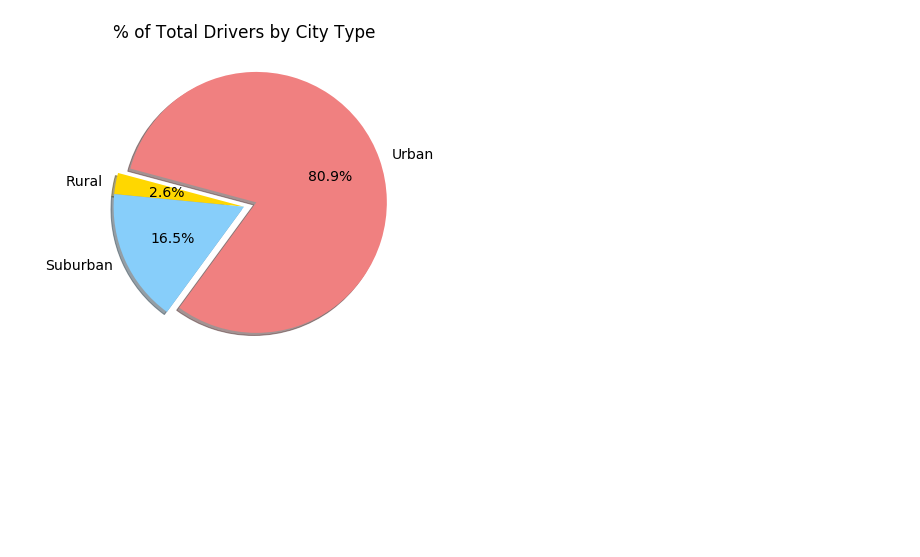
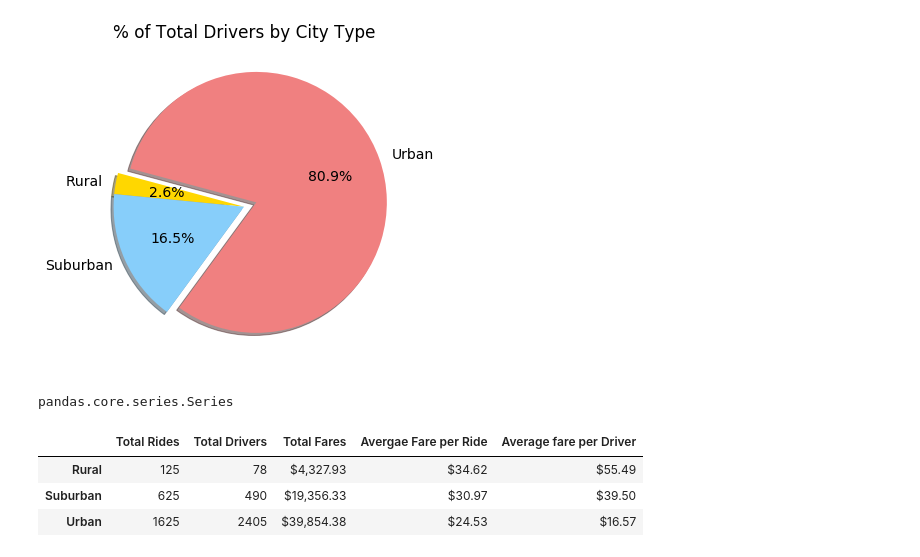
Before and after one commit to CocoLB/05-Pyber_Analysis, a Jupyter notebook: PyBer.ipynb, the cells around one changed output. Cells and saved outputs as stored; diff of their text form; code cells hidden in the pictures; blank space fills up the shorter version.

Commit message:
Adding Summary - Challenge Part 1

```diff
--- a/PyBer.ipynb
+++ b/PyBer.ipynb
@@ -956,3 +956,32 @@ plt.savefig("Analysis/Fig6.png")
 plt.show()
 # %% [output]
 [figure]
+# %%
+# CHALLENGE
+# get each series that will make the summary
+total_rides = pyber_data_df.groupby("type").count()["ride_id"]
+total_drivers = city_data_df.groupby("type").sum()["driver_count"]
+total_fares = pyber_data_df.groupby("type").sum()["fare"]
+average_fare_per_ride = pyber_data_df.groupby("type").mean()["fare"]
+average_fare_per_driver = total_fares/total_drivers
+type(average_fare_per_driver)
+# %% [output]
+pandas.core.series.Series
+# %%
+# merging the series to make the Summary DataFrame
+summary_df = pd.DataFrame({"Total Rides":total_rides, "Total Drivers":total_drivers, "Total Fares":total_fares,
+                          "Avergae Fare per Ride":average_fare_per_ride, "Average fare per Driver":average_fare_per_driver})
+# removing index name
+summary_df.index.name = None
+
+# formatting the last 3 columns
+summary_df["Total Fares"] = summary_df["Total Fares"].map("${:,.2f}".format)
+summary_df["Avergae Fare per Ride"] = summary_df["Avergae Fare per Ride"].map("${:,.2f}".format)
+summary_df["Average fare per Driver"] = summary_df["Average fare per Driver"].map("${:,.2f}".format)
+
+summary_df
+# %% [output]
+|  | Total Rides | Total Drivers | Total Fares | Avergae Fare per Ride | Average fare per Driver |
+| Rural | 125 | 78 | $4,327.93 | $34.62 | $55.49 |
+| Suburban | 625 | 490 | $19,356.33 | $30.97 | $39.50 |
+| Urban | 1625 | 2405 | $39,854.38 | $24.53 | $16.57 |
```
Also changed, not shown: 1 other file.
